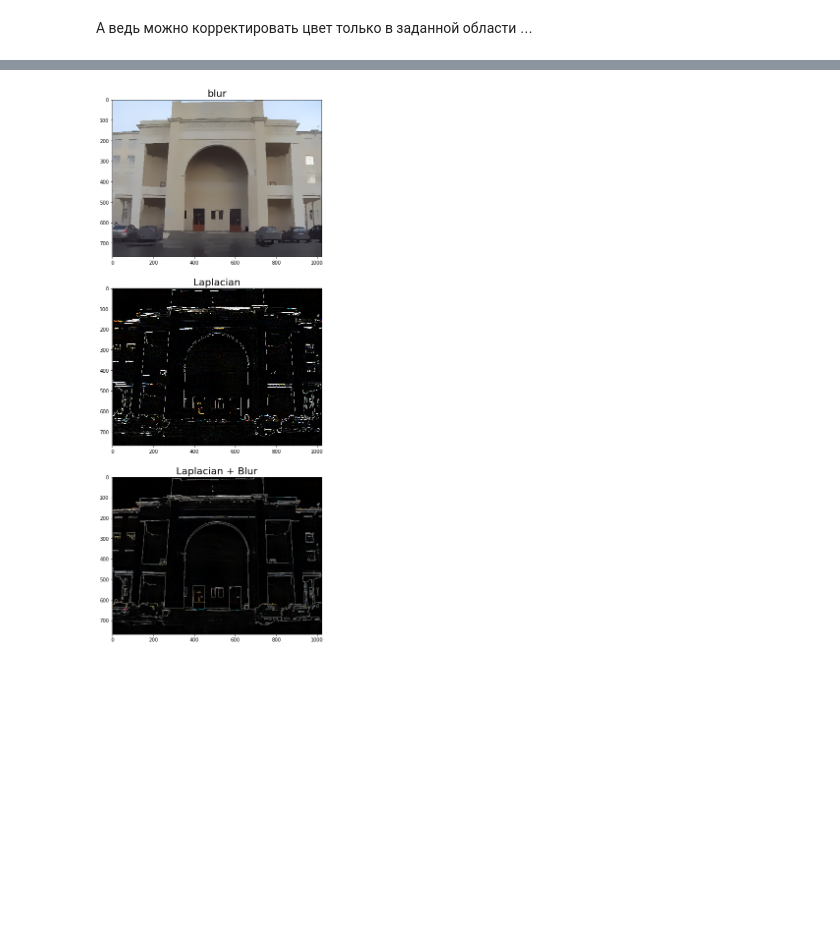
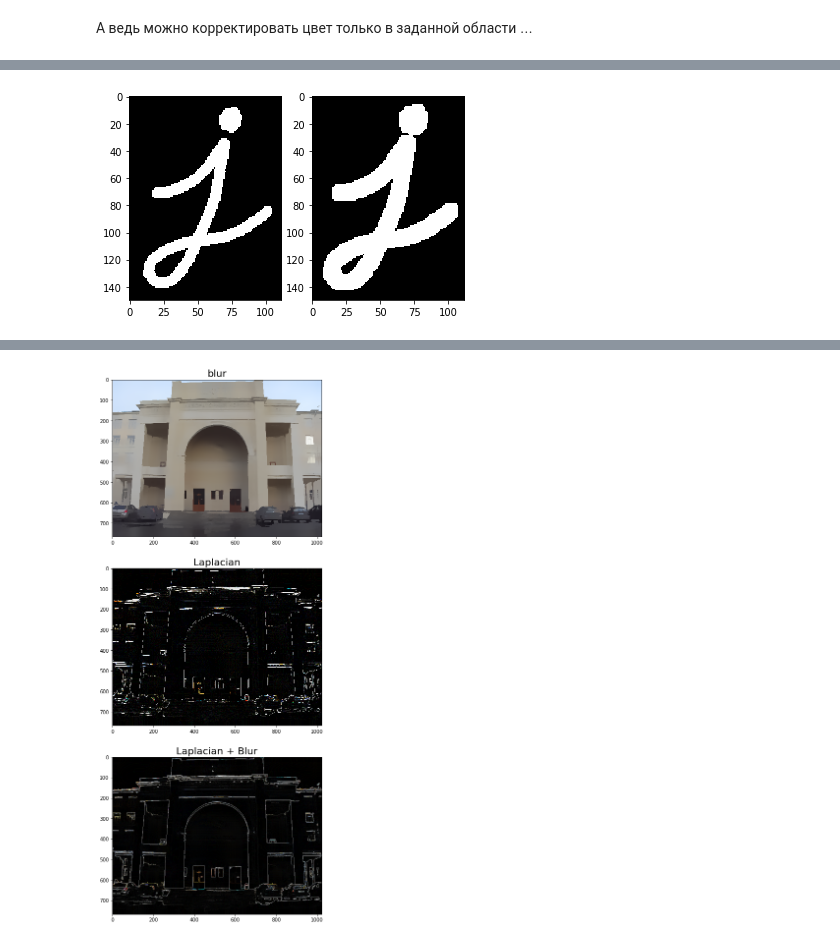
Before and after one commit to Keleas/CV_WOS, a Jupyter notebook: CV_ЗОШ/Lecture_2.ipynb, the cells around one changed output, grey strips where cells are left out. Cells and saved outputs as stored; diff of their text form; code cells hidden in the pictures; blank space fills up the shorter version.

```diff
--- a/CV_ЗОШ/Lecture_2.ipynb
+++ b/CV_ЗОШ/Lecture_2.ipynb
@@ -390,0 +588,9 @@ for i,col in enumerate(color):
+# %%
+dilation = cv2.dilate(img,kernel,iterations = 1)
+
+fig, m_axs = plt.subplots(1, 2, figsize=(6, 4))
+ax1, ax2 = m_axs
+ax1.imshow(img, cmap='gray')
+ax2.imshow(dilation, cmap='gray');
+# %% [output]
+[figure, added]
```
Also changed, not shown: parts of 30 cells of this notebook.
